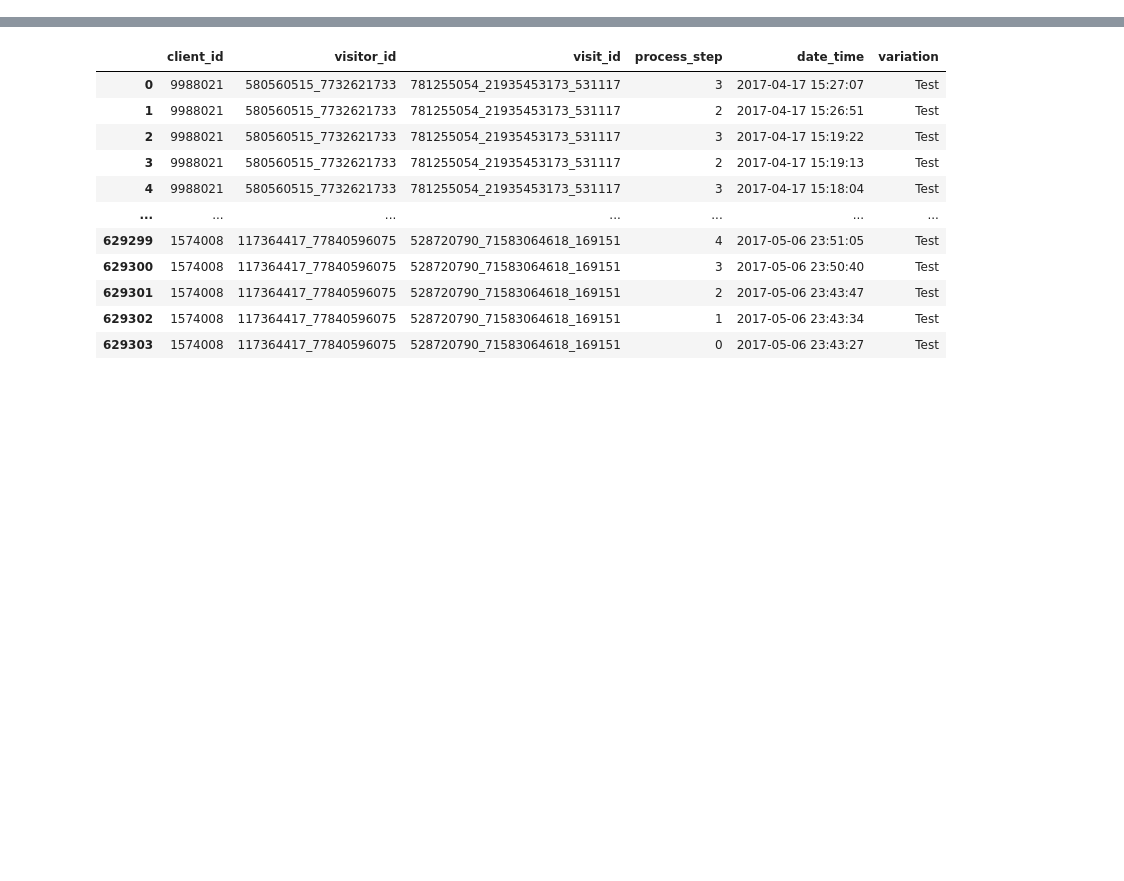
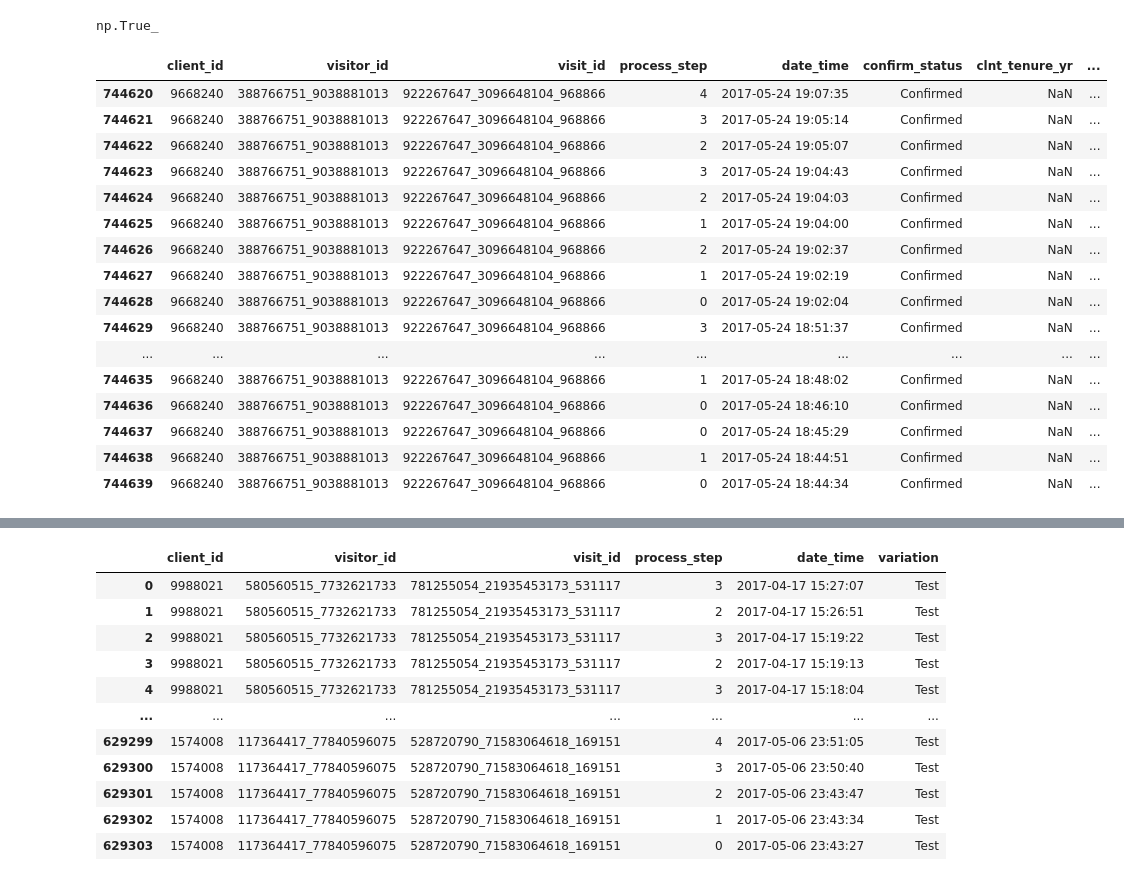
Before and after one commit to ross167/vanguard-ab-test, a Jupyter notebook: notebooks/Calculate_completion_rate.ipynb, the cells around one changed output, grey strips where cells are left out. Drawn from its saved outputs; the diff is of its cells as text; code cells hidden in the pictures; blank space fills up the shorter version.

```diff
--- a/notebooks/Calculate_completion_rate.ipynb
+++ b/notebooks/Calculate_completion_rate.ipynb
@@ -124,0 +115,34 @@ df
+# %%
+(df[df['client_id'] == 9988021]['process_step'] == 4).sum() == 0
+# %% [output]
+np.True_
+# %%
+def check_confirm(row):
+        if (df[df['client_id'] == row['client_id']]['process_step'] == 4).sum() > 0:
+            return "Confirmed"
+        else:
+            return "Not confirmed"
+# %%
+df['confirm_status'] = df.apply(check_confirm, axis=1)
+# %%
+df1 = df.copy()
+# %%
+df1[df1['client_id'] == 9668240]
+# %% [output]
+|  | client_id | visitor_id | visit_id | process_step | date_time | confirm_status | clnt_tenure_yr | ... |
+| 744620 | 9668240 | 388766751_9038881013 | 922267647_3096648104_968866 | 4 | 2017-05-24 19:07:35 | Confirmed | NaN | ... |
+| 744621 | 9668240 | 388766751_9038881013 | 922267647_3096648104_968866 | 3 | 2017-05-24 19:05:14 | Confirmed | NaN | ... |
+| 744622 | 9668240 | 388766751_9038881013 | 922267647_3096648104_968866 | 2 | 2017-05-24 19:05:07 | Confirmed | NaN | ... |
+| 744623 | 9668240 | 388766751_9038881013 | 922267647_3096648104_968866 | 3 | 2017-05-24 19:04:43 | Confirmed | NaN | ... |
+| 744624 | 9668240 | 388766751_9038881013 | 922267647_3096648104_968866 | 2 | 2017-05-24 19:04:03 | Confirmed | NaN | ... |
+| 744625 | 9668240 | 388766751_9038881013 | 922267647_3096648104_968866 | 1 | 2017-05-24 19:04:00 | Confirmed | NaN | ... |
+| 744626 | 9668240 | 388766751_9038881013 | 922267647_3096648104_968866 | 2 | 2017-05-24 19:02:37 | Confirmed | NaN | ... |
+| 744627 | 9668240 | 388766751_9038881013 | 922267647_3096648104_968866 | 1 | 2017-05-24 19:02:19 | Confirmed | NaN | ... |
+| 744628 | 9668240 | 388766751_9038881013 | 922267647_3096648104_968866 | 0 | 2017-05-24 19:02:04 | Confirmed | NaN | ... |
+| 744629 | 9668240 | 388766751_9038881013 | 922267647_3096648104_968866 | 3 | 2017-05-24 18:51:37 | Confirmed | NaN | ... |
+| ... | ... | ... | ... | ... | ... | ... | ... | ... |
+| 744635 | 9668240 | 388766751_9038881013 | 922267647_3096648104_968866 | 1 | 2017-05-24 18:48:02 | Confirmed | NaN | ... |
+| 744636 | 9668240 | 388766751_9038881013 | 922267647_3096648104_968866 | 0 | 2017-05-24 18:46:10 | Confirmed | NaN | ... |
+| 744637 | 9668240 | 388766751_9038881013 | 922267647_3096648104_968866 | 0 | 2017-05-24 18:45:29 | Confirmed | NaN | ... |
+| 744638 | 9668240 | 388766751_9038881013 | 922267647_3096648104_968866 | 1 | 2017-05-24 18:44:51 | Confirmed | NaN | ... |
+| 744639 | 9668240 | 388766751_9038881013 | 922267647_3096648104_968866 | 0 | 2017-05-24 18:44:34 | Confirmed | NaN | ... |
```
Also changed, not shown: parts of 29 cells of this notebook, 1 other file.
